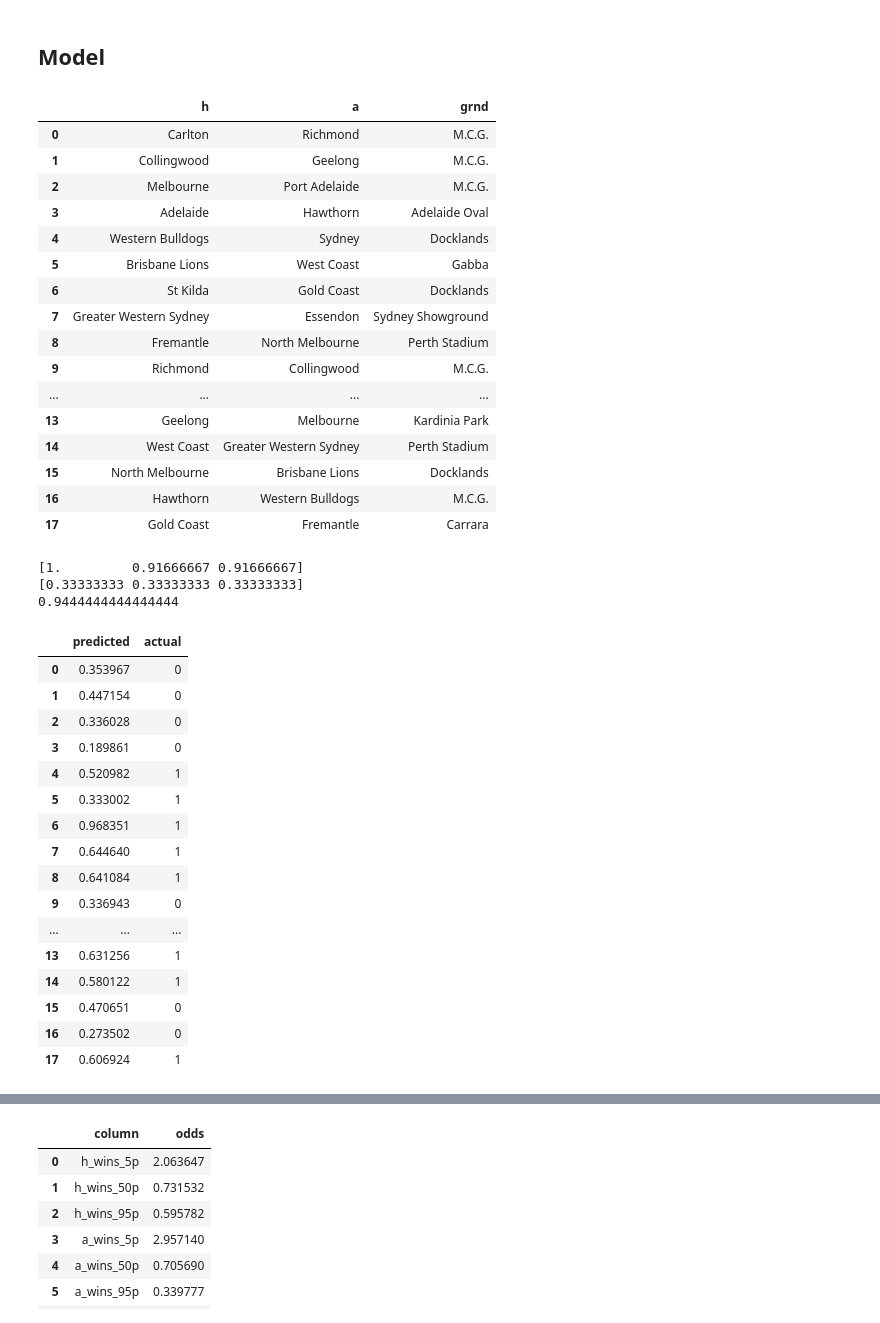
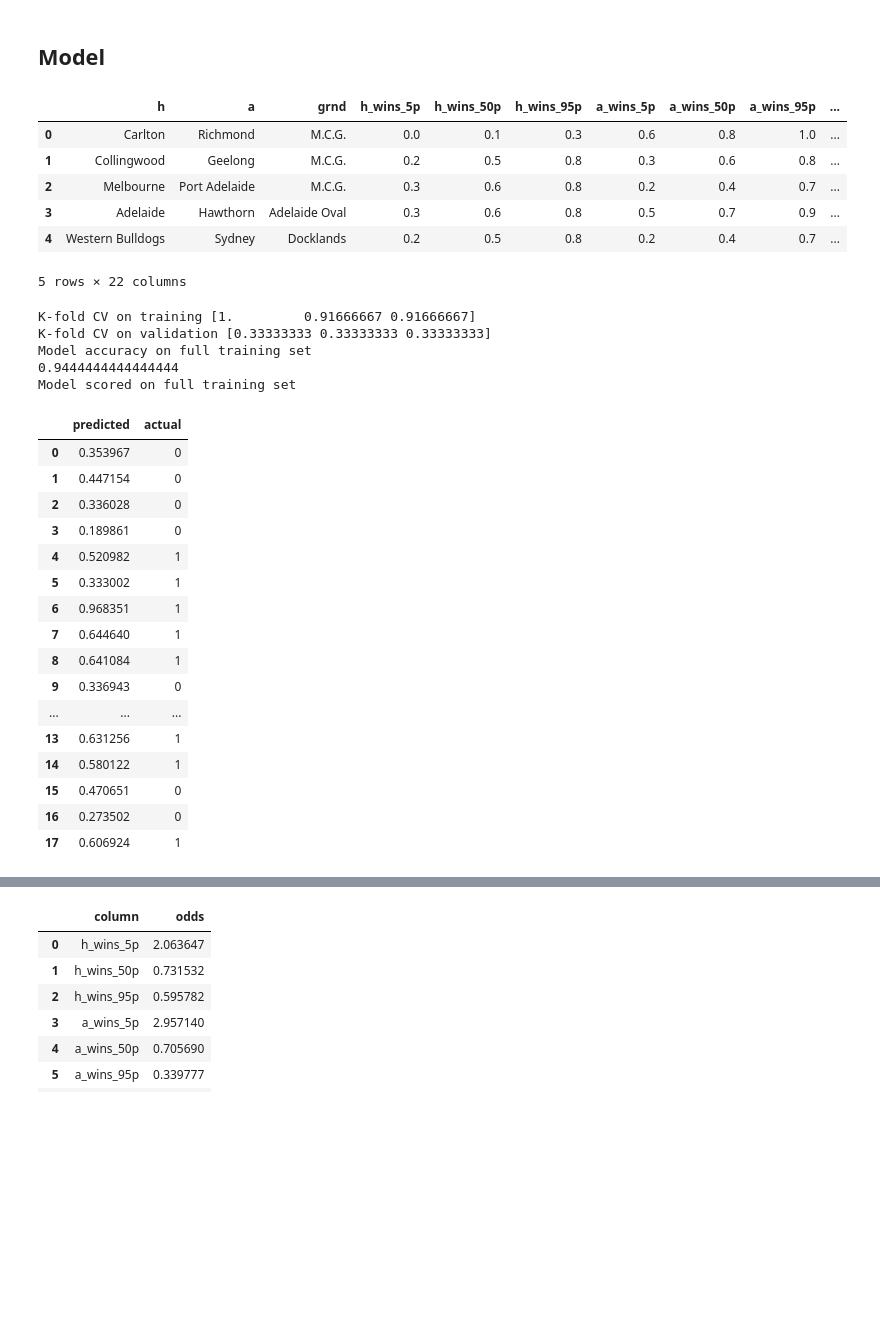
Before and after one commit to toddniven/AFL-Monash-comp, a Jupyter notebook: AFL tips.ipynb, the cells around one changed output, grey strips where cells are left out. Drawn from its saved outputs; the diff is of its cells as text; code cells hidden in the pictures; blank space fills up the shorter version.

Commit message:
Uploading training files

```diff
--- a/AFL tips.ipynb
+++ b/AFL tips.ipynb
@@ -209,38 +200,30 @@ round3_results = []
 # %% [markdown]
 ## Model
 # %%
+## Up to round 2
 games_so_far = len(round1_results+round2_results)
 
-training = pd.concat([pd.read_csv('afl_training/round1-2019.csv'),
-                     pd.read_csv('afl_training/round2-2019.csv')], axis=0, ignore_index=True)
+training = pd.concat([pd.read_csv('training/round1-2019.csv'),
+                     pd.read_csv('training/round2-2019.csv')], axis=0, ignore_index=True)
 training = training.iloc[:games_so_far,:]
-training.iloc[:,:3]
+training.head()
 # %% [output]
-|  | h | a | grnd |
-| 0 | Carlton | Richmond | M.C.G. |
-| 1 | Collingwood | Geelong | M.C.G. |
-| 2 | Melbourne | Port Adelaide | M.C.G. |
-| 3 | Adelaide | Hawthorn | Adelaide Oval |
-| 4 | Western Bulldogs | Sydney | Docklands |
-| 5 | Brisbane Lions | West Coast | Gabba |
-| 6 | St Kilda | Gold Coast | Docklands |
-| 7 | Greater Western Sydney | Essendon | Sydney Showground |
-| 8 | Fremantle | North Melbourne | Perth Stadium |
-| 9 | Richmond | Collingwood | M.C.G. |
-| ... | ... | ... | ... |
-| 13 | Geelong | Melbourne | Kardinia Park |
-| 14 | West Coast | Greater Western Sydney | Perth Stadium |
-| 15 | North Melbourne | Brisbane Lions | Docklands |
-| 16 | Hawthorn | Western Bulldogs | M.C.G. |
-| 17 | Gold Coast | Fremantle | Carrara |
+|  | h | a | grnd | h_wins_5p | h_wins_50p | h_wins_95p | a_wins_5p | a_wins_50p | a_wins_95p | ... |
+| 0 | Carlton | Richmond | M.C.G. | 0.0 | 0.1 | 0.3 | 0.6 | 0.8 | 1.0 | ... |
+| 1 | Collingwood | Geelong | M.C.G. | 0.2 | 0.5 | 0.8 | 0.3 | 0.6 | 0.8 | ... |
+| 2 | Melbourne | Port Adelaide | M.C.G. | 0.3 | 0.6 | 0.8 | 0.2 | 0.4 | 0.7 | ... |
+| 3 | Adelaide | Hawthorn | Adelaide Oval | 0.3 | 0.6 | 0.8 | 0.5 | 0.7 | 0.9 | ... |
+| 4 | Western Bulldogs | Sydney | Docklands | 0.2 | 0.5 | 0.8 | 0.2 | 0.4 | 0.7 | ... |
+5 rows × 22 columns
 # %%
 from sklearn.linear_model import LogisticRegression
-# from sklearn.ensemble import GradientBoostingClassifier
 from sklearn.model_selection import cross_validate
 
+# Round 1 training data scaled
 X1 = training.iloc[:9,3:].values
 X1 = preprocessing.scale(X1)
 
+# Round 2 training data scaled
 X2 = training.iloc[9:,3:].values
 X2 = preprocessing.scale(X2)
 
@@ -249,16 +232,20 @@ y = np.array(round1_results + round2_results)
 estimator = LogisticRegression(penalty='l2',solver='lbfgs', C=2)
 
 cv_results = cross_validate(estimator, X, y, cv=3, return_train_score=True)
-print(cv_results['train_score'])
-print(cv_results['test_score'])
+print("K-fold CV on training", cv_results['train_score'])
+print("K-fold CV on validation", cv_results['test_score'])
 
 clf = estimator.fit(X,y)
+print("Model accuracy on full training set")
 print(clf.score(X,y))
+print('Model scored on full training set')
 pd.DataFrame(list(zip(clf.predict_proba(X)[:,1],y)),columns=['predicted','actual'])
 # %% [output]
-[1.         0.91666667 0.91666667]
-[0.33333333 0.33333333 0.33333333]
+K-fold CV on training [1.         0.91666667 0.91666667]
+K-fold CV on validation [0.33333333 0.33333333 0.33333333]
+Model accuracy on full training set
 0.9444444444444444
+Model scored on full training set
 |  | predicted | actual |
 | 0 | 0.353967 | 0 |
 | 1 | 0.447154 | 0 |
```
Also changed, not shown: parts of 16 cells of this notebook, 3 other files.
